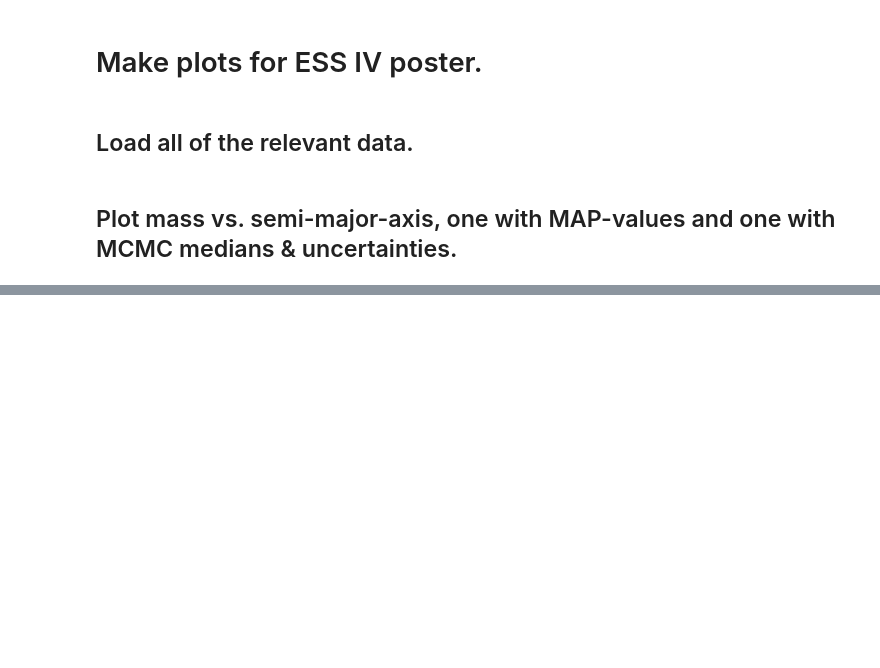
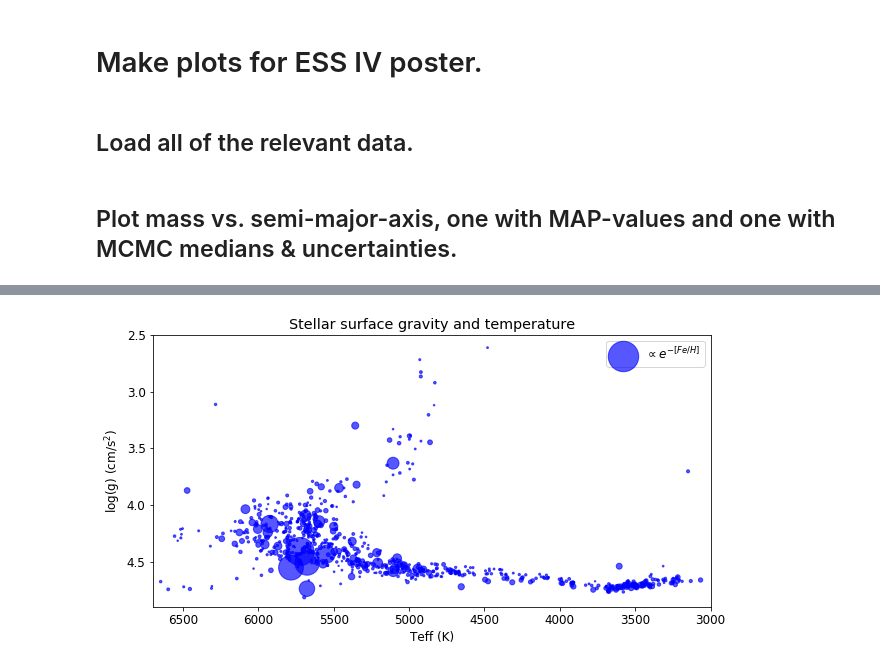
Before and after one commit to leerosenthalj/CLSI, a Jupyter notebook: Poster_plots.ipynb, the cells around one changed output, grey strips where cells are left out. Saved outputs shown, nothing was run; the diff lists cells and outputs as text; code cells hidden in the pictures; blank space fills up the shorter version.

```diff
--- a/Poster_plots.ipynb
+++ b/Poster_plots.ipynb
@@ -89,0 +154,23 @@ ax.legend()
+# %%
+#teff_patch = np.concatenate(spec_syn['teff_emp'], spec_emp['teff_emp'])
+#logg_patch = np.concatenate(spec_syn['iso_logg'], spec_emp['iso_logg'])
+
+new_names = np.unique(planets_new['hostname'])
+
+specmatch['status'] = 'K'
+
+for index, row in planets_new.iterrows():
+    name = row['hostname']
+    specmatch.loc[specmatch['name'] == name]['status'] = 'C'
+'''
+for index, row in specmatch.iterrows():
+    #print(index, row['name'])
+    if row['name'][0] in new_names:
+        print('True')
+        specmatch[index, 'status'] = 'C'
+'''
+
+np.unique(specmatch.status)
+#specmatch_new = specmatch.loc[(specmatch.name in new_names).any()]
+#specmatch_old = specmatch.query('name in planets_old.hostname')
+#specmatch_new = specmatch.query('name in planets_new.hostname')
@@ -90 +212,23 @@ ax.legend()
+# %%
+fig, ax = plt.subplots(figsize=(10, 5))
+ax.set_title('Stellar surface gravity and temperature')
+
+ax.scatter(spec_syn['teff_emp'], spec_syn['iso_logg'],
+           alpha=0.66, s=7*np.exp(-3*specmatch['fe']),
+           c='b', label='$\propto e^{-[Fe/H]}$')
+ax.legend()
+
+ax.scatter(spec_emp['teff_emp'], spec_emp['iso_logg'],
+           s=7*np.exp(-3*spec_emp['fe_emp']), c='b',
+           alpha=0.66, label='Empirical')
+
+ax.set_xlabel('Teff (K)')
+ax.set_ylabel('log(g) (cm/s$^2$)')
+ax.set_ylim([4.9, 2.5])
+ax.set_xlim([6700, 3000])
+
+#print(cut['name teff logg fe vsini'.split()])
+fig.savefig('Poster_plots/main_sequence_polish.png', dpi=500)
+# %% [output]
+[figure, added]
 # %%
```
Also changed, not shown: parts of 12 cells of this notebook, 17 other files.
